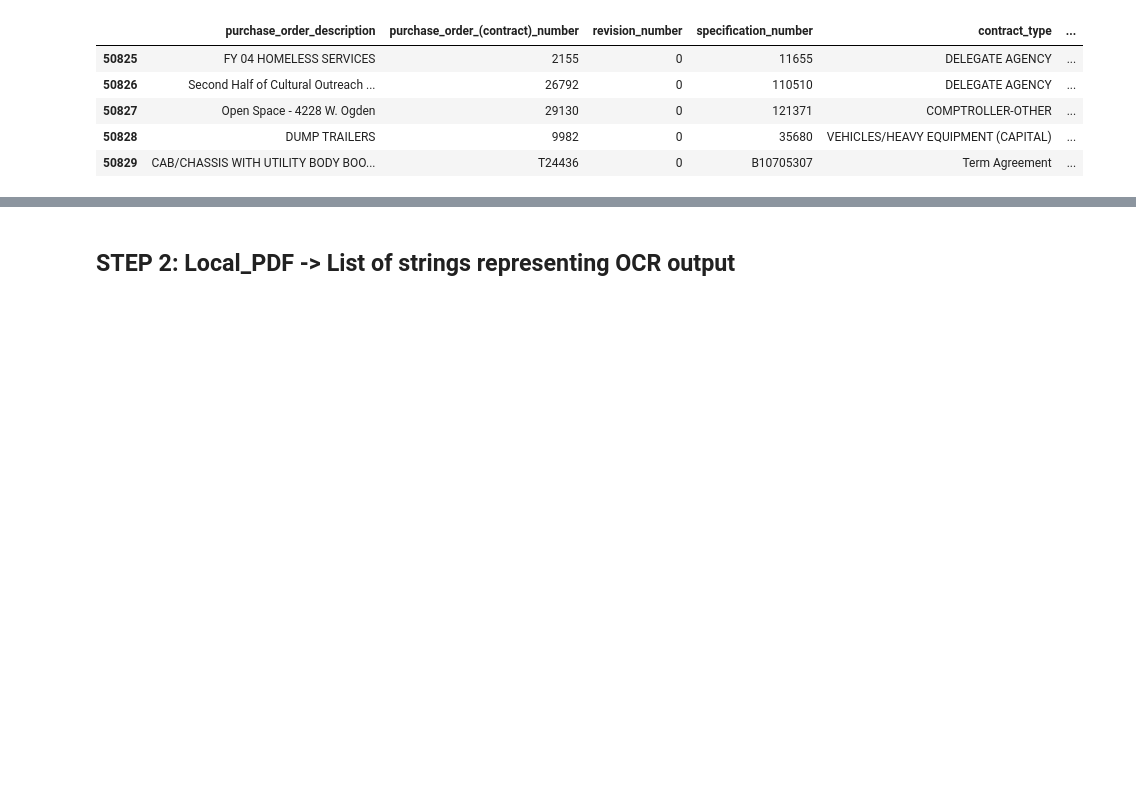
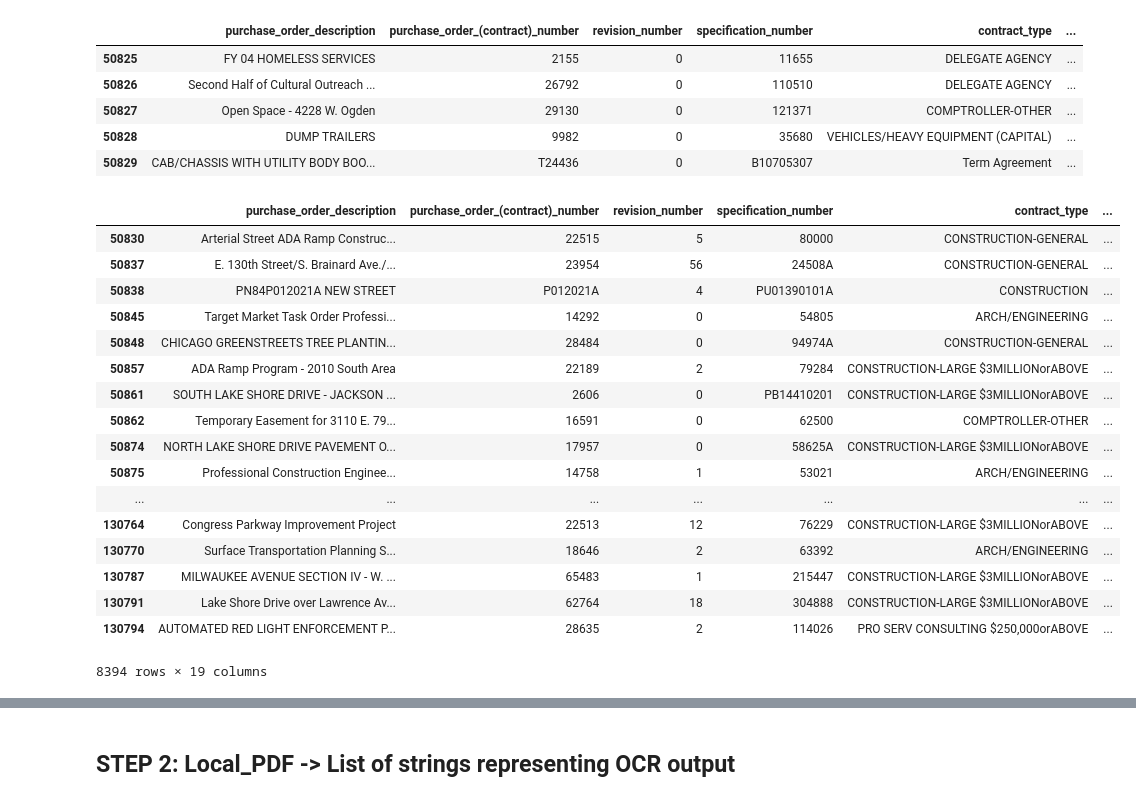
Before and after one commit to kubicki14/AnalyzeTracts, a Jupyter notebook: contract_data/scripts/tidy_script.ipynb, the cells around one changed output, grey strips where cells are left out. Drawn from its saved outputs; the diff is of its cells as text; code cells hidden in the pictures; blank space fills up the shorter version.

Commit message:
I added filter code for column,.

```diff
--- a/contract_data/scripts/tidy_script.ipynb
+++ b/contract_data/scripts/tidy_script.ipynb
@@ -51,6 +62,27 @@ data.head()
 # Just grab group 1
 remove_junk = re.compile(r"{'url':\s'(.*)'}", re.IGNORECASE)
 data['contract_url'] = data['contract_url'].apply(lambda x: re.search(remove_junk, x).group(1))
+# %%
+data.loc[data['department'] == 'CHICAGO DEPARTMENT OF TRANSPORTATION']#['contract_type'].value_counts()
+# %% [output]
+|  | purchase_order_description | purchase_order_(contract)_number | revision_number | specification_number | contract_type | ... |
+| 50830 | Arterial Street ADA Ramp Construc... | 22515 | 5 | 80000 | CONSTRUCTION-GENERAL | ... |
+| 50837 | E. 130th Street/S. Brainard Ave./... | 23954 | 56 | 24508A | CONSTRUCTION-GENERAL | ... |
+| 50838 | PN84P012021A NEW STREET | P012021A | 4 | PU01390101A | CONSTRUCTION | ... |
+| 50845 | Target Market Task Order Professi... | 14292 | 0 | 54805 | ARCH/ENGINEERING | ... |
+| 50848 | CHICAGO GREENSTREETS TREE PLANTIN... | 28484 | 0 | 94974A | CONSTRUCTION-GENERAL | ... |
+| 50857 | ADA Ramp Program - 2010 South Area | 22189 | 2 | 79284 | CONSTRUCTION-LARGE $3MILLIONorABOVE | ... |
+| 50861 | SOUTH LAKE SHORE DRIVE - JACKSON ... | 2606 | 0 | PB14410201 | CONSTRUCTION-LARGE $3MILLIONorABOVE | ... |
+| 50862 | Temporary Easement for 3110 E. 79... | 16591 | 0 | 62500 | COMPTROLLER-OTHER | ... |
+| 50874 | NORTH LAKE SHORE DRIVE PAVEMENT O... | 17957 | 0 | 58625A | CONSTRUCTION-LARGE $3MILLIONorABOVE | ... |
+| 50875 | Professional Construction Enginee... | 14758 | 1 | 53021 | ARCH/ENGINEERING | ... |
+| ... | ... | ... | ... | ... | ... | ... |
+| 130764 | Congress Parkway Improvement Project | 22513 | 12 | 76229 | CONSTRUCTION-LARGE $3MILLIONorABOVE | ... |
+| 130770 | Surface Transportation Planning S... | 18646 | 2 | 63392 | ARCH/ENGINEERING | ... |
+| 130787 | MILWAUKEE AVENUE SECTION IV - W. ... | 65483 | 1 | 215447 | CONSTRUCTION-LARGE $3MILLIONorABOVE | ... |
+| 130791 | Lake Shore Drive over Lawrence Av... | 62764 | 18 | 304888 | CONSTRUCTION-LARGE $3MILLIONorABOVE | ... |
+| 130794 | AUTOMATED RED LIGHT ENFORCEMENT P... | 28635 | 2 | 114026 | PRO SERV CONSULTING $250,000orABOVE | ... |
+8394 rows × 19 columns
 # %%
 # At this point for each row we'll download the pdf and store the pdf locally.
 
```
Also changed, not shown: parts of 7 cells of this notebook, 1 other file.
